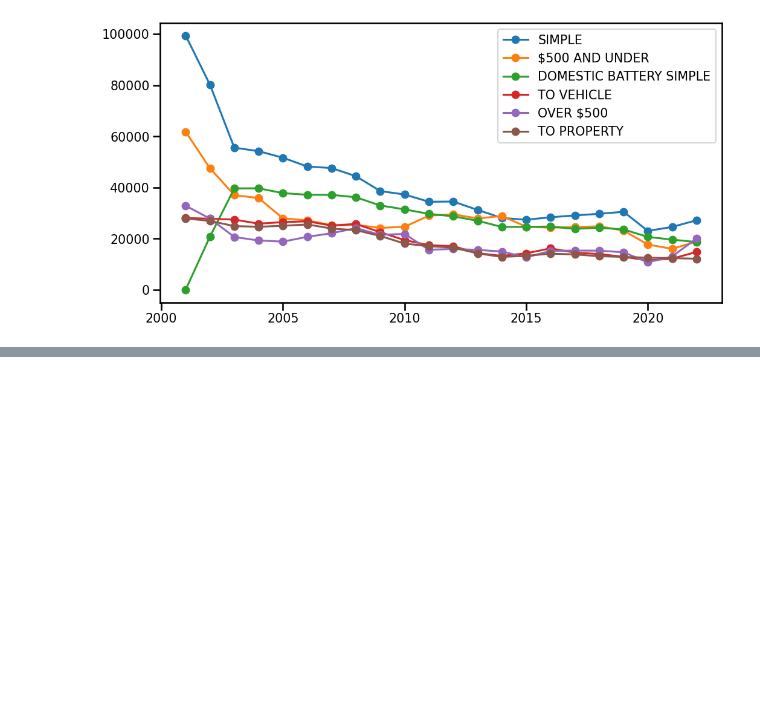
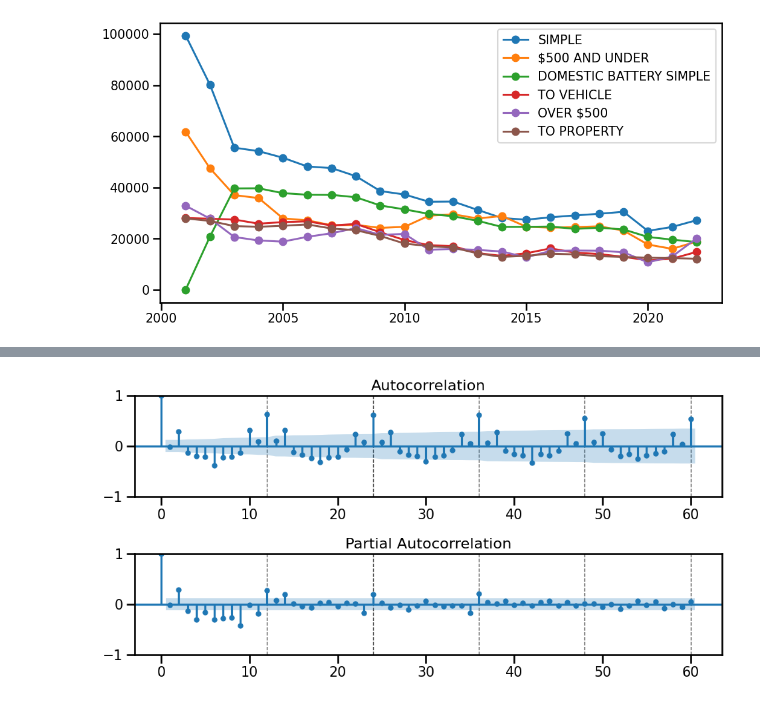
Before and after one commit to Al-Tayeb96/Chicago-Crime-Data, a Jupyter notebook: Chicago_Crime_Data.ipynb, the cells around one changed output, grey strips where cells are left out. Drawn from its saved outputs; the diff is of its cells as text; code cells hidden in the pictures; blank space fills up the shorter version.

```diff
--- a/Chicago_Crime_Data.ipynb
+++ b/Chicago_Crime_Data.ipynb
@@ -230,0 +480,4 @@ for crime in individual_crimes:
+# %%
+plot_acf_pacf(ASSAULT_ts_diff, annotate_seas=True, m = 12,nlags=60);
+# %% [output]
+[figure, added]
```
Also changed, not shown: parts of 59 cells of this notebook.
